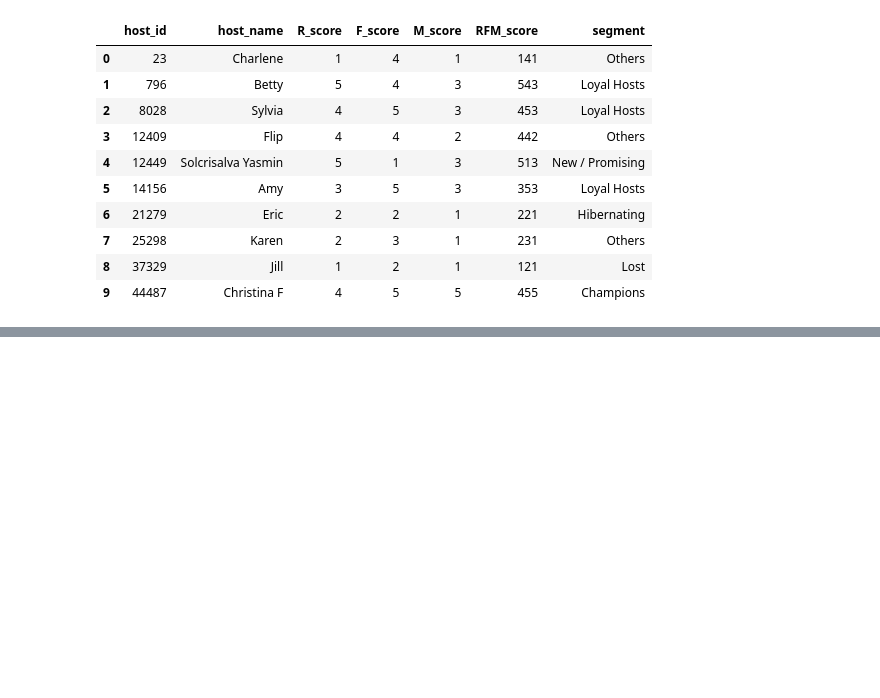
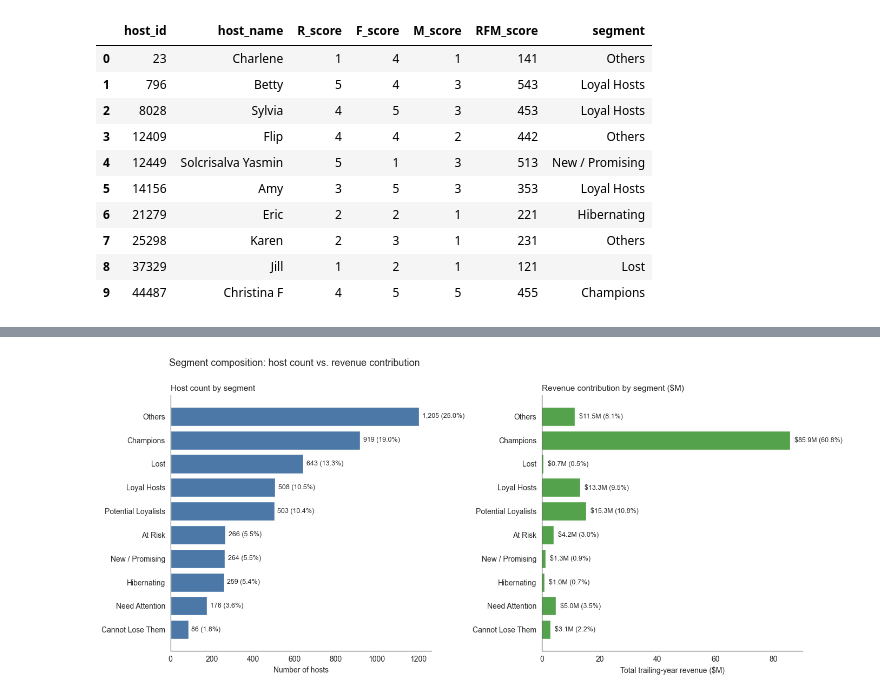
Before and after one commit to Cijan540/my-project-2-rfm-segmentation, a Jupyter notebook: rfm_analysis.ipynb, the cells around one changed output, grey strips where cells are left out. Saved outputs shown, nothing was run; the diff lists cells and outputs as text; code cells hidden in the pictures; blank space fills up the shorter version.

```diff
--- a/rfm_analysis.ipynb
+++ b/rfm_analysis.ipynb
@@ -554,0 +654,35 @@ Segments assigned to 4,829 hosts
+# %%
+# Visualize segment sizes and revenue contribution side-by-side.
+# A horizontal bar chart works best for segment names of varying length.
+# Pairing host count with revenue contribution exposes the value-density asymmetry —
+# segments that are large but low-value, and small but high-value.
+
+fig, axes = plt.subplots(1, 2, figsize=(14, 6))
+
+# Order segments by host count for consistent comparison
+segment_order = segment_summary.sort_values('host_count', ascending=True)['segment'].tolist()
+plot_data = segment_summary.set_index('segment').loc[segment_order]
+
+# Left panel: host count
+axes[0].barh(plot_data.index, plot_data['host_count'], color='#4C78A8', edgecolor='white')
+axes[0].set_title('Host count by segment', fontsize=11, loc='left')
+axes[0].set_xlabel('Number of hosts')
+for i, v in enumerate(plot_data['host_count']):
+    axes[0].text(v + 15, i, f'{v:,} ({plot_data["host_pct"].iloc[i]:.1f}%)',
+                 va='center', fontsize=9)
+
+# Right panel: revenue contribution
+axes[1].barh(plot_data.index, plot_data['total_revenue'] / 1e6, color='#54A24B', edgecolor='white')
+axes[1].set_title('Revenue contribution by segment ($M)', fontsize=11, loc='left')
+axes[1].set_xlabel('Total trailing-year revenue ($M)')
+for i, v in enumerate(plot_data['total_revenue'] / 1e6):
+    axes[1].text(v + 1.5, i, f'${v:,.1f}M ({plot_data["revenue_pct"].iloc[i]:.1f}%)',
+                 va='center', fontsize=9)
+
+plt.suptitle('Segment composition: host count vs. revenue contribution',
+             fontsize=13, y=1.00, x=0.10, ha='left')
+plt.tight_layout()
+plt.savefig('outputs/fig_02_segment_composition.png', dpi=150, bbox_inches='tight')
+plt.show()
+# %% [output]
+[figure, added]
```
Also changed, not shown: parts of 16 cells of this notebook, 1 other file.
